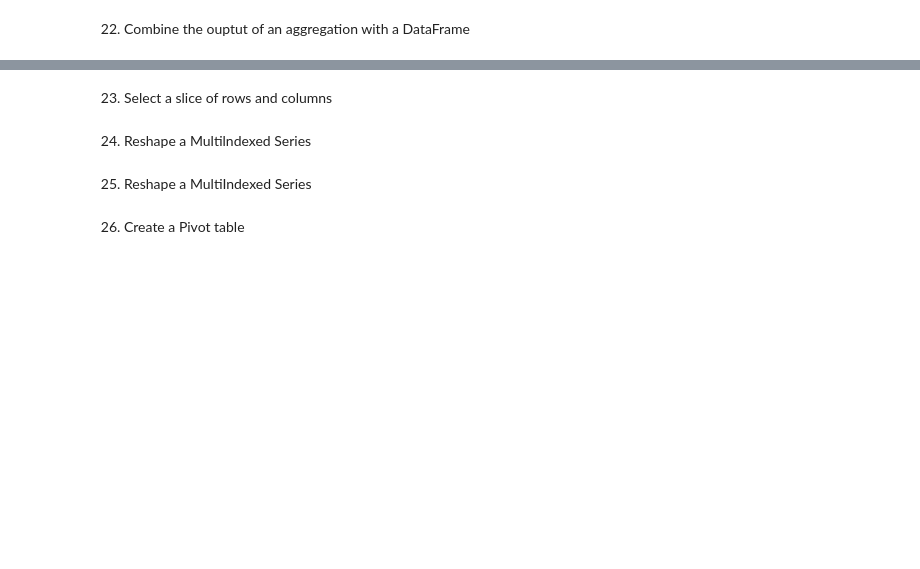
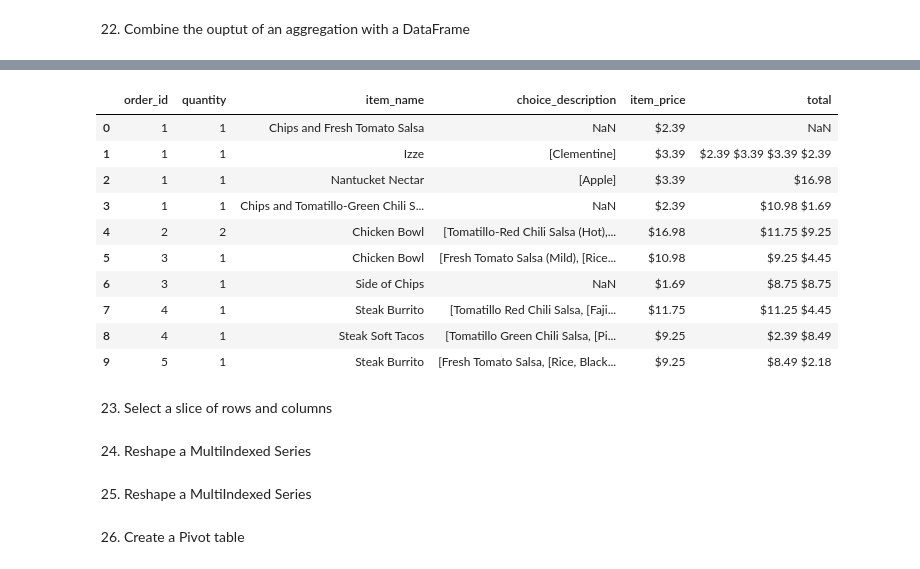
Before and after one commit to 960Subhamsingh/Python-oops-concept, a Jupyter notebook: pandas/Basics_pandas.ipynb, the cells around one changed output, grey strips where cells are left out. Saved outputs shown, nothing was run; the diff lists cells and outputs as text; code cells hidden in the pictures; blank space fills up the shorter version.

```diff
--- a/pandas/Basics_pandas.ipynb
+++ b/pandas/Basics_pandas.ipynb
@@ -351,0 +643,3 @@ memory usage: 30.5 KB
+# %%
+total = order.groupby('order_id')['item_price'].sum().head()
+total
@@ -352,3 +654,18 @@ memory usage: 30.5 KB
+# %%
+order['total']= total
+order.head(10)
+# %% [output]
+|  | order_id | quantity | item_name | choice_description | item_price | total |
+| 0 | 1 | 1 | Chips and Fresh Tomato Salsa | NaN | $2.39 | NaN |
+| 1 | 1 | 1 | Izze | [Clementine] | $3.39 | $2.39 $3.39 $3.39 $2.39 |
+| 2 | 1 | 1 | Nantucket Nectar | [Apple] | $3.39 | $16.98 |
+| 3 | 1 | 1 | Chips and Tomatillo-Green Chili S... | NaN | $2.39 | $10.98 $1.69 |
+| 4 | 2 | 2 | Chicken Bowl | [Tomatillo-Red Chili Salsa (Hot),... | $16.98 | $11.75 $9.25 |
+| 5 | 3 | 1 | Chicken Bowl | [Fresh Tomato Salsa (Mild), [Rice... | $10.98 | $9.25 $4.45 |
+| 6 | 3 | 1 | Side of Chips | NaN | $1.69 | $8.75 $8.75 |
+| 7 | 4 | 1 | Steak Burrito | [Tomatillo Red Chili Salsa, [Faji... | $11.75 | $11.25 $4.45 |
+| 8 | 4 | 1 | Steak Soft Tacos | [Tomatillo Green Chili Salsa, [Pi... | $9.25 | $2.39 $8.49 |
+| 9 | 5 | 1 | Steak Burrito | [Fresh Tomato Salsa, [Rice, Black... | $9.25 | $8.49 $2.18 |
 # %% [markdown]
 23. Select  a slice of rows and columns
 # %% [markdown]
```
Also changed, not shown: parts of 52 cells of this notebook.
